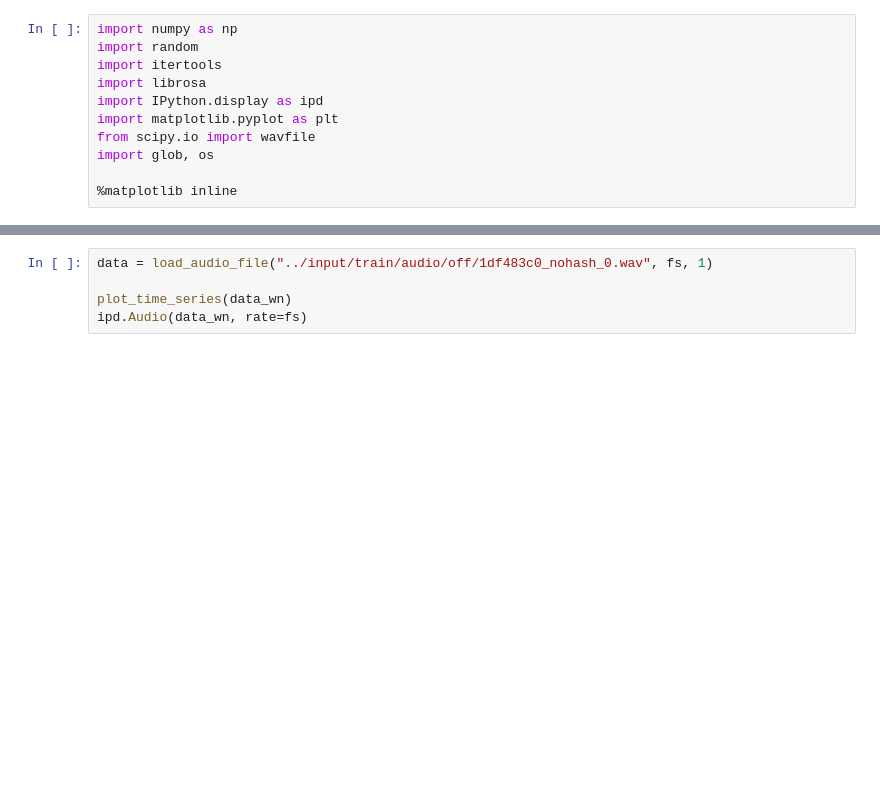
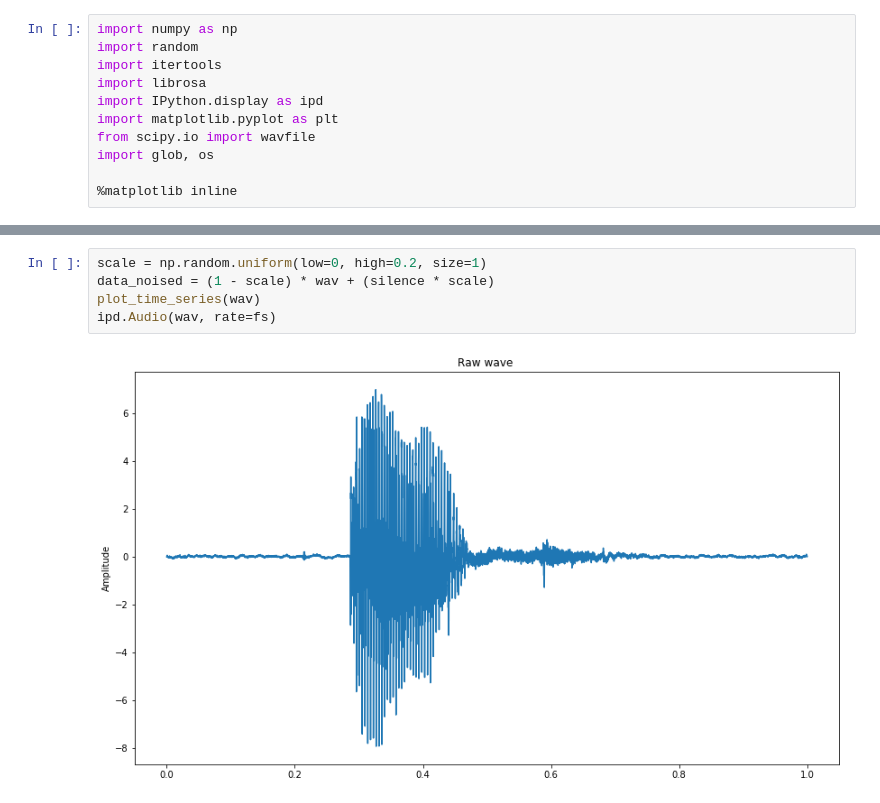
Before and after one commit to 3v1l91l/speech, a Jupyter notebook: src/augment.ipynb, the cells around one changed output, grey strips where cells are left out. Saved outputs shown, nothing was run; the diff lists cells and outputs as text; blank space fills up the shorter version.

```diff
--- a/src/augment.ipynb
+++ b/src/augment.ipynb
@@ -56,5 +57,7 @@ ipd.Audio(data_wn, rate=fs)
-# %%
-data = load_audio_file("../input/train/audio/off/1df483c0_nohash_0.wav", fs, 1)
-
-plot_time_series(data_wn)
-ipd.Audio(data_wn, rate=fs)
+# %%
+scale = np.random.uniform(low=0, high=0.2, size=1)
+data_noised = (1 - scale) * wav + (silence * scale)
+plot_time_series(wav)
+ipd.Audio(wav, rate=fs)
+# %% [output]
+[figure, added]
```
Also changed, not shown: parts of 8 cells of this notebook, 5 other files.
